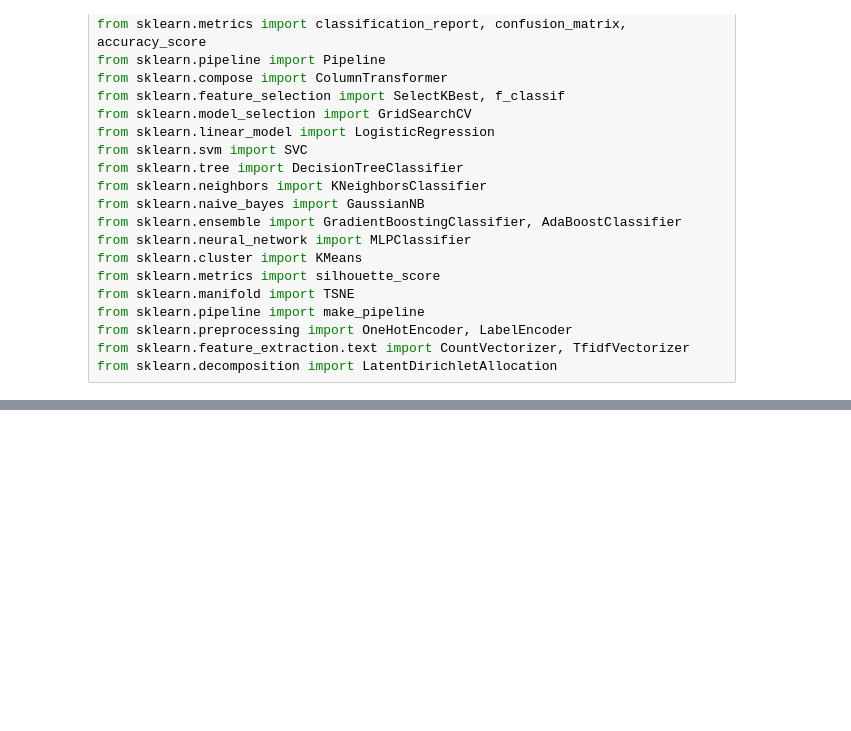
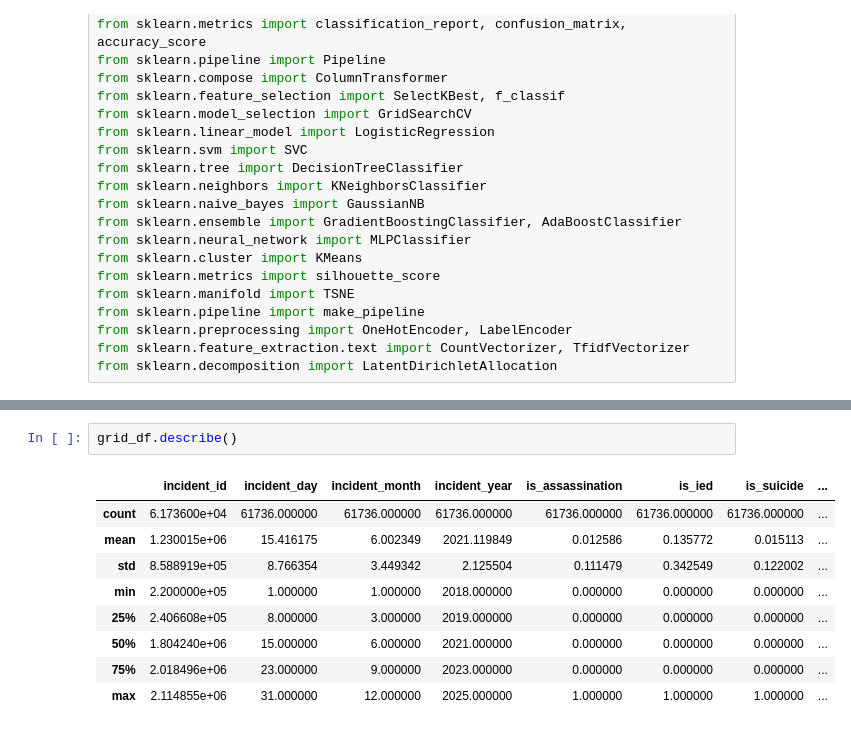
Before and after one commit to SolarOctane/galvanize_ddi_final_project, a Jupyter notebook: notebooks/ddi_final_project.ipynb, the cells around one changed output, grey strips where cells are left out. Saved outputs shown, nothing was run; the diff lists cells and outputs as text; blank space fills up the shorter version.

```diff
--- a/notebooks/ddi_final_project.ipynb
+++ b/notebooks/ddi_final_project.ipynb
@@ -33,0 +62,12 @@ FileNotFoundError: [Errno 2] No such file or directory: 'GRID_INCIDENTS.csv'
+# %%
+grid_df.describe()
+# %% [output]
+|  | incident_id | incident_day | incident_month | incident_year | is_assassination | is_ied | is_suicide | ... |
+| count | 6.173600e+04 | 61736.000000 | 61736.000000 | 61736.000000 | 61736.000000 | 61736.000000 | 61736.000000 | ... |
+| mean | 1.230015e+06 | 15.416175 | 6.002349 | 2021.119849 | 0.012586 | 0.135772 | 0.015113 | ... |
+| std | 8.588919e+05 | 8.766354 | 3.449342 | 2.125504 | 0.111479 | 0.342549 | 0.122002 | ... |
+| min | 2.200000e+05 | 1.000000 | 1.000000 | 2018.000000 | 0.000000 | 0.000000 | 0.000000 | ... |
+| 25% | 2.406608e+05 | 8.000000 | 3.000000 | 2019.000000 | 0.000000 | 0.000000 | 0.000000 | ... |
+| 50% | 1.804240e+06 | 15.000000 | 6.000000 | 2021.000000 | 0.000000 | 0.000000 | 0.000000 | ... |
+| 75% | 2.018496e+06 | 23.000000 | 9.000000 | 2023.000000 | 0.000000 | 0.000000 | 0.000000 | ... |
+| max | 2.114855e+06 | 31.000000 | 12.000000 | 2025.000000 | 1.000000 | 1.000000 | 1.000000 | ... |
```
Also changed, not shown: parts of 6 cells of this notebook, 1 other file.
